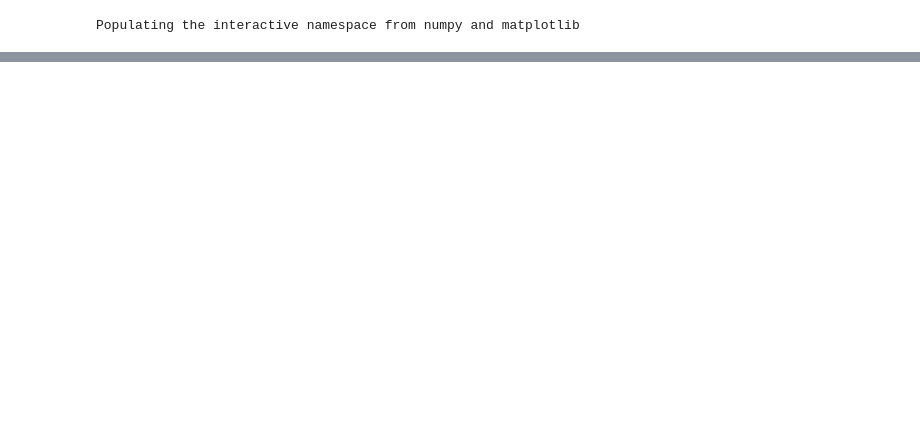
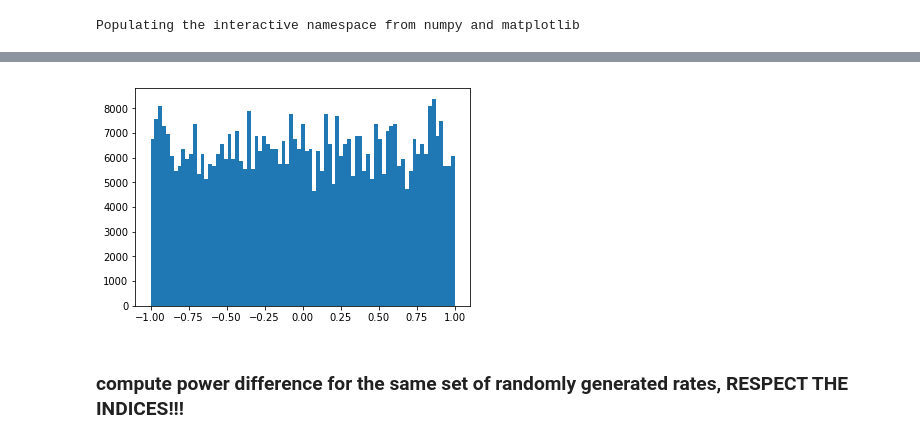
Before and after one commit to nbanik/Analyze_GD-1, a Jupyter notebook: ABC.ipynb, the cells around one changed output, grey strips where cells are left out. Drawn from its saved outputs; the diff is of its cells as text; code cells hidden in the pictures; blank space fills up the shorter version.

```diff
--- a/ABC.ipynb
+++ b/ABC.ipynb
@@ -447,30 +364,0 @@ print (phi1)
-# %%
-#We want to find d(apar)/d(phi1) at the apars that's in the output file.
-#Treating those apars and phi1 as the mid-point of the apar and xi bins, compute the
-#their edges. Bin widths are not uniform, so a few more lines of code. For the
-#first and last edge, use the first and last bin width.
-
-apar_edge=[]
-phi1_edge=[]
-
-abw0=apars[1]-apars[0]
-apar_edge.append(apars[0]-(abw0/2.))
-
-phi1bw0=phi1[1]-phi1[0]
-phi1_edge.append(phi1[0]-(phi1bw0/2.))
-
-
-for ii in range(len(apars)-1):
-    abw=apars[ii+1]-apars[ii]
-    phi1bw=phi1[ii+1]-phi1[ii]
-    apar_edge.append(apars[ii]+abw/2.)
-    phi1_edge.append(phi1[ii]+phi1bw/2.)
-
-
-abw_last=apars[len(apars)-1]-apars[len(apars)-2]
-apar_edge.append(apars[len(apars)-1]+(abw_last/2.))
-
-phi1bw_last=phi1[len(phi1)-1]-phi1[len(phi1)-2]
-phi1_edge.append(phi1[len(phi1)-1]+(phi1bw_last/2.))
-
-print (apars,apar_edge)
@@ -562,0 +432,6 @@ for jj in allfname:
+# %%
+plt.figure()
+plt.hist(all_rate,bins='scott')
+plt.show()
+# %% [output]
+[figure, added]
@@ -562,0 +491,2 @@ for jj in allfname:
+# %% [markdown]
+### compute power difference for the same set of randomly generated rates, RESPECT THE INDICES!!!
```
Also changed, not shown: parts of 30 cells of this notebook.
